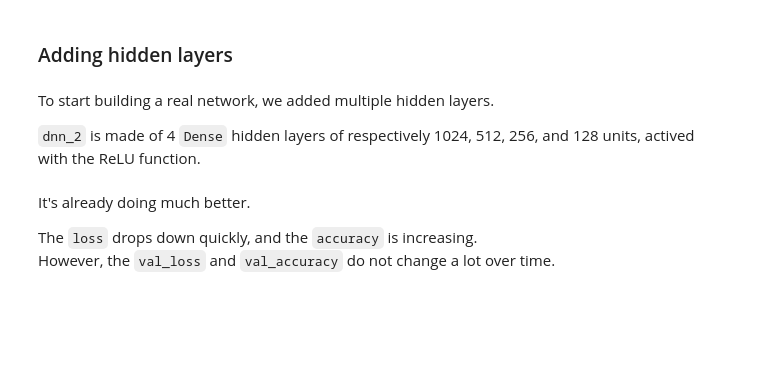
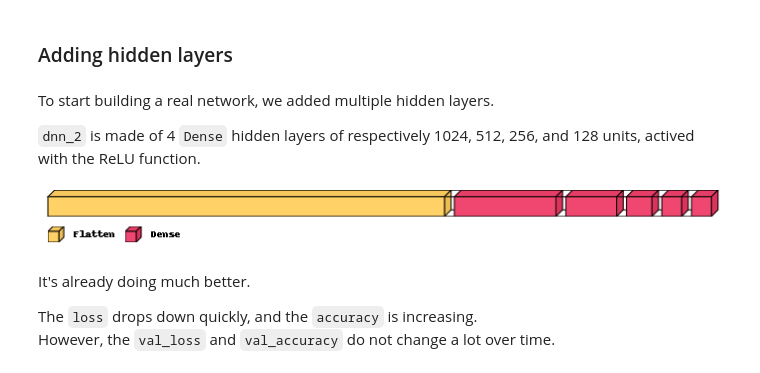
Before and after one commit to Eccsx/Leyenda, a Jupyter notebook: Leyenda_image_classification.ipynb, the cells around one changed output. Cells and saved outputs as stored; diff of their text form; code cells hidden in the pictures; blank space fills up the shorter version.

```diff
--- a/Leyenda_image_classification.ipynb
+++ b/Leyenda_image_classification.ipynb
@@ -225,18 +260,20 @@ To start building a real network, we added multiple hidden layers.
 # %%
 dnn_2 = Sequential([
     Flatten(input_shape=(IMG_H, IMG_W, 3)),
     Dense(units=1024, activation='relu'),
     Dense(units=512, activation='relu'),
     Dense(units=256, activation='relu'),
     Dense(units=128, activation='relu'),
     Dense(units=len(CLASS_NAMES), activation='softmax')
 ], name='class_dnn_2')
 
 dnn_2.compile(loss=LOSS,
               optimizer=OPTIMIZER,
               metrics=METRICS)
 
-visualkeras.layered_view(dnn_2)
+visualkeras.layered_view(dnn_2, legend=True)
+# %% [output]
+[figure, added]
 # %%
 if lu.is_model_already_trained(dnn_2):
     lu.load_model_training(dnn_2)
```
Also changed, not shown: parts of 32 cells of this notebook, 2 other files.
